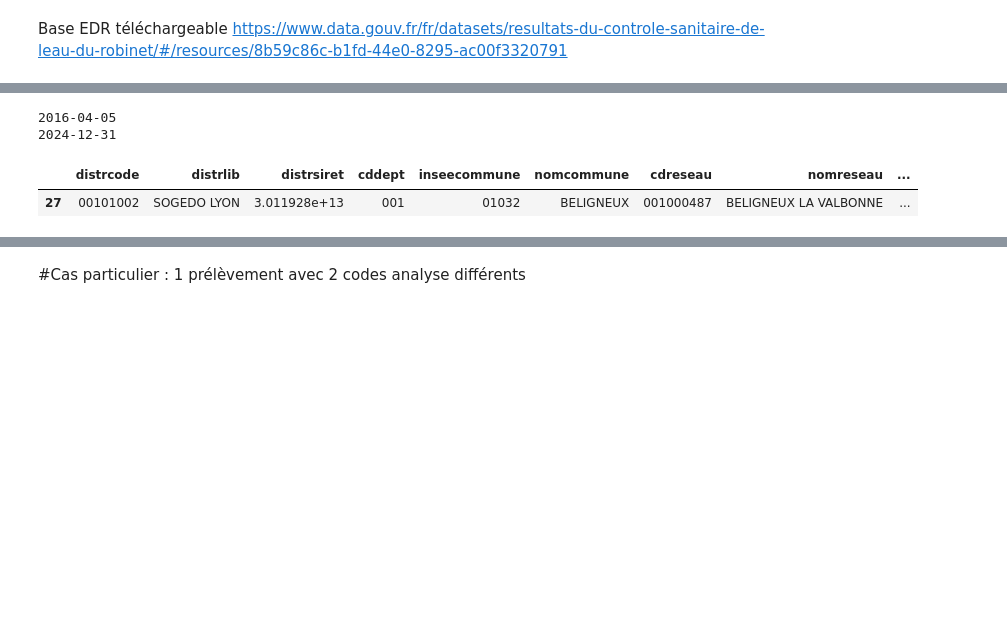
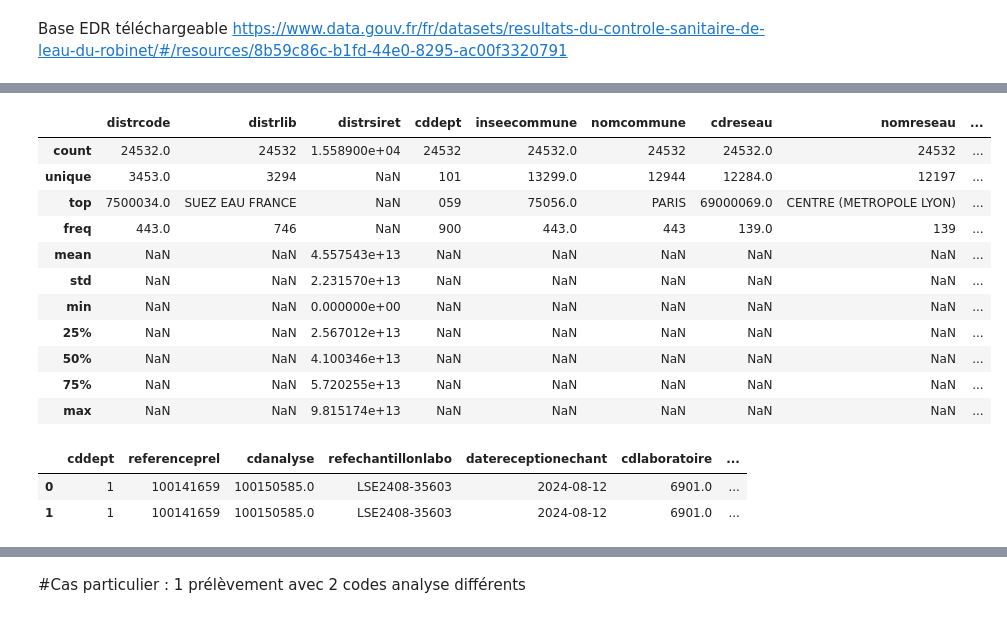
Before and after one commit to sbsrouteur/13_pollution_eau, a Jupyter notebook: analytics/notebooks/bdd_edr_udi.ipynb, the cells around one changed output, grey strips where cells are left out. Cells and saved outputs as stored; diff of their text form; code cells hidden in the pictures; blank space fills up the shorter version.

```diff
--- a/analytics/notebooks/bdd_edr_udi.ipynb
+++ b/analytics/notebooks/bdd_edr_udi.ipynb
@@ -13,2 +20,22 @@ pd.set_option(
+# %%
+edr_udi_plv.describe(include='all')
+# %% [output]
+|  | distrcode | distrlib | distrsiret | cddept | inseecommune | nomcommune | cdreseau | nomreseau | ... |
+| count | 24532.0 | 24532 | 1.558900e+04 | 24532 | 24532.0 | 24532 | 24532.0 | 24532 | ... |
+| unique | 3453.0 | 3294 | NaN | 101 | 13299.0 | 12944 | 12284.0 | 12197 | ... |
+| top | 7500034.0 | SUEZ EAU FRANCE | NaN | 059 | 75056.0 | PARIS | 69000069.0 | CENTRE (METROPOLE LYON) | ... |
+| freq | 443.0 | 746 | NaN | 900 | 443.0 | 443 | 139.0 | 139 | ... |
+| mean | NaN | NaN | 4.557543e+13 | NaN | NaN | NaN | NaN | NaN | ... |
+| std | NaN | NaN | 2.231570e+13 | NaN | NaN | NaN | NaN | NaN | ... |
+| min | NaN | NaN | 0.000000e+00 | NaN | NaN | NaN | NaN | NaN | ... |
+| 25% | NaN | NaN | 2.567012e+13 | NaN | NaN | NaN | NaN | NaN | ... |
+| 50% | NaN | NaN | 4.100346e+13 | NaN | NaN | NaN | NaN | NaN | ... |
+| 75% | NaN | NaN | 5.720255e+13 | NaN | NaN | NaN | NaN | NaN | ... |
+| max | NaN | NaN | 9.815174e+13 | NaN | NaN | NaN | NaN | NaN | ... |
 # %%
 edr_udi_res = pd.read_csv(r'C:\Users\EPPINGER Muriel\Documents\D4G_13\EDR\UDI_RES_202412.txt', delimiter=',')
+edr_udi_res.head(2)
+# %% [output]
+|  | cddept | referenceprel | cdanalyse | refechantillonlabo | datereceptionechant | cdlaboratoire | ... |
+| 0 | 1 | 100141659 | 100150585.0 | LSE2408-35603 | 2024-08-12 | 6901.0 | ... |
+| 1 | 1 | 100141659 | 100150585.0 | LSE2408-35603 | 2024-08-12 | 6901.0 | ... |
@@ -17,15 +41,0 @@ edr_udi_plv = pd.read_csv(r'C:\Users\EPPINGER Muriel\Documents\D4G_13\EDR\UDI_PL
-# %%
-# période de la BDD EDR_UDI
-
-print(edr_udi_plv['dateprel'].min())
-print(edr_udi_plv['dateprel'].max())
-# %% [output]
-2016-04-05
-2024-12-31
-# %%
-# extraction d'une referenceprel dnas bdd "prélèvements"
-
-edr_udi_plv.loc[edr_udi_plv['referenceprel']=='00100141659',:]
-# %% [output]
-|  | distrcode | distrlib | distrsiret | cddept | inseecommune | nomcommune | cdreseau | nomreseau | ... |
-| 27 | 00101002 | SOGEDO LYON | 3.011928e+13 | 001 | 01032 | BELIGNEUX | 001000487 | BELIGNEUX LA VALBONNE | ... |
```
Also changed, not shown: parts of 24 cells of this notebook.
